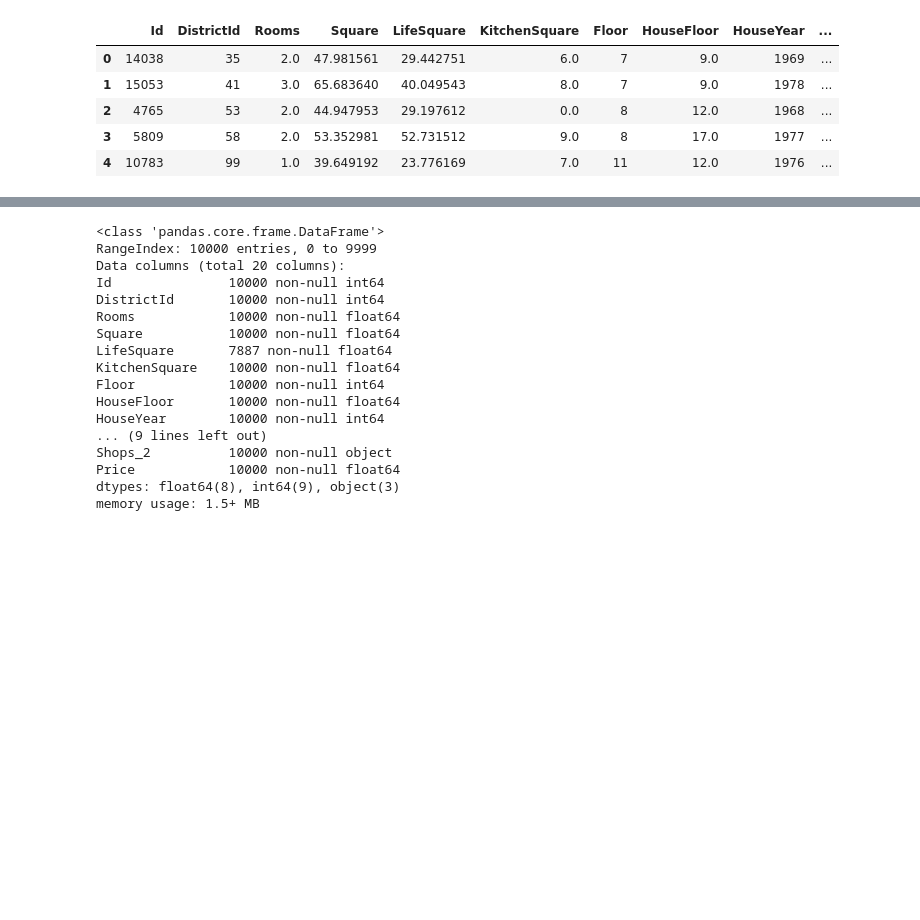
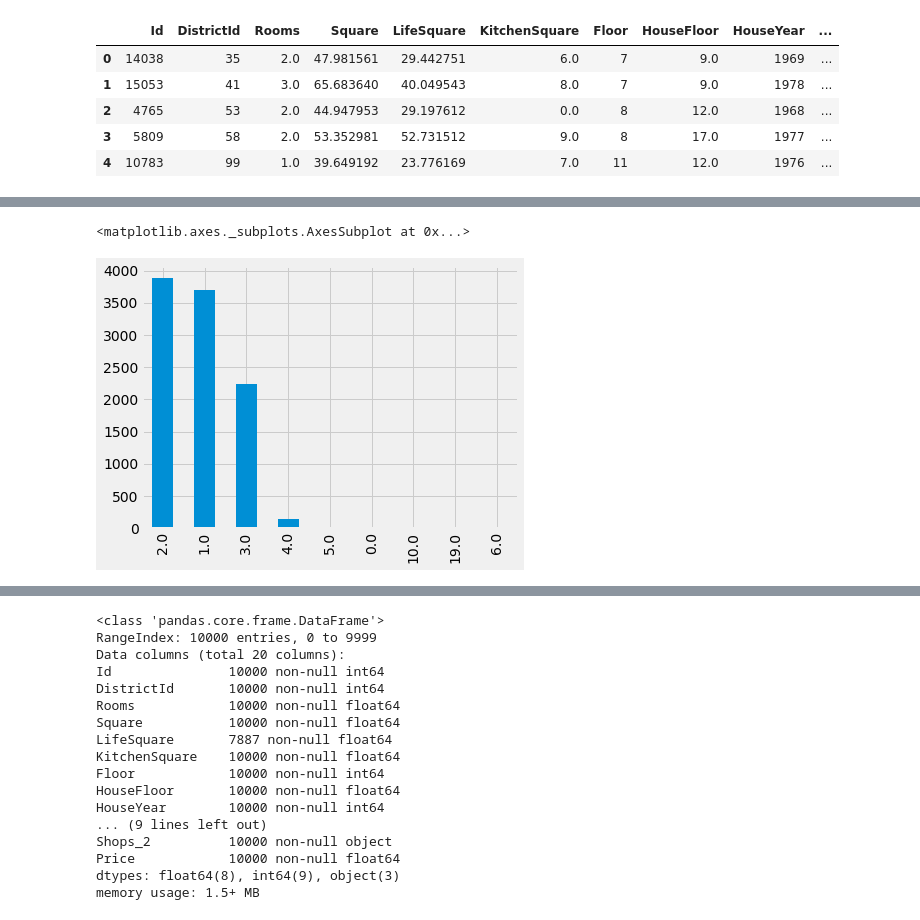
Before and after one commit to Haikson/PythonDS, a Jupyter notebook: unit1/project_task/kamo_petrossyan_solution.ipynb, the cells around one changed output, grey strips where cells are left out. Drawn from its saved outputs; the diff is of its cells as text; code cells hidden in the pictures; blank space fills up the shorter version.

```diff
--- a/unit1/project_task/kamo_petrossyan_solution.ipynb
+++ b/unit1/project_task/kamo_petrossyan_solution.ipynb
@@ -16,8 +16,13 @@ Price
 R2 - коэффициент детерминации (sklearn.metrics.r2_score) > 0.6
 # %%
 import pandas as pd
-import matplotlib as plt
+from matplotlib import  pyplot as plt
 import seaborn as sns
+from pylab import rcParams
+%matplotlib inline
+rcParams['figure.figsize'] = 6, 4.5
+plt.style.use('fivethirtyeight')
+#config InlineBacknd.figure_format = 'svg
 # %%
 data = pd.read_csv('train.csv')
 data.head()
@@ -30,0 +48,5 @@ data.head()
+# %%
+data['Rooms'].value_counts().plot(kind="bar")
+# %% [output]
+<matplotlib.axes._subplots.AxesSubplot at 0x...>
+[figure, added]
```
Also changed, not shown: parts of 12 cells of this notebook, 2 other files.
